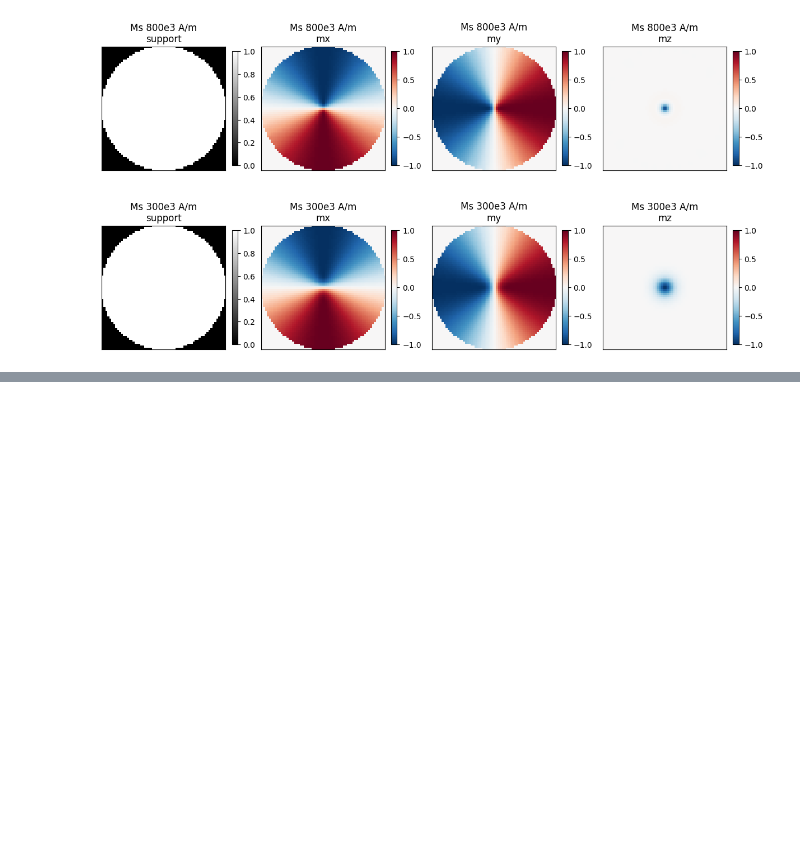
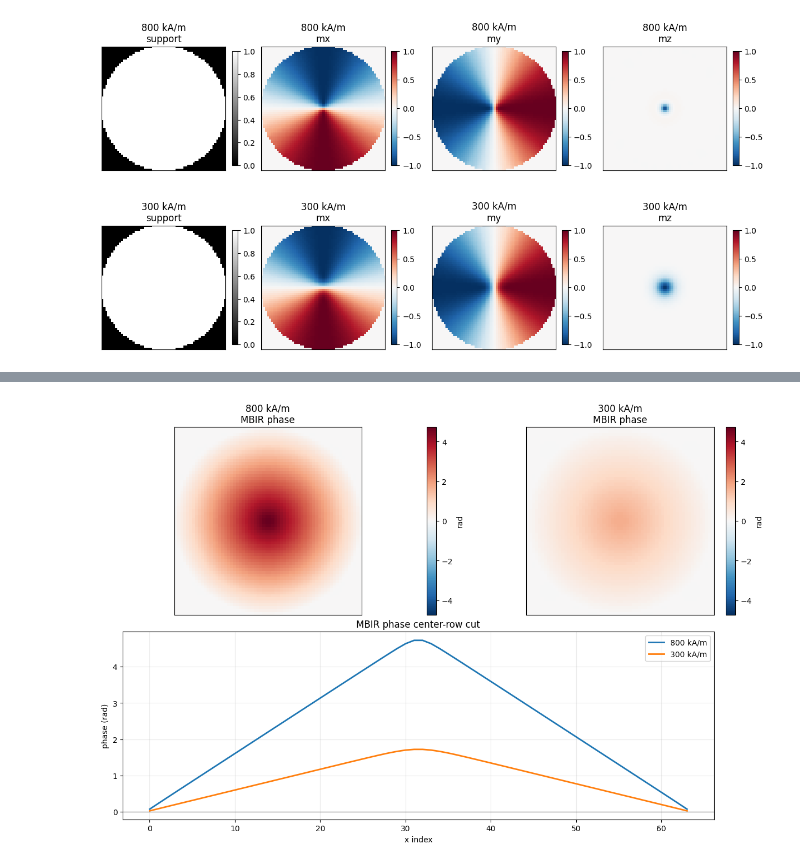
Before and after one commit to LiberTEM/LiberTEM-holo, a Jupyter notebook: notebooks/MBIR/neuralmag_vortex_fit.ipynb, the cells around one changed output, grey strips where cells are left out. Drawn from its saved outputs; the diff is of its cells as text; code cells hidden in the pictures; blank space fills up the shorter version.

```diff
--- a/notebooks/MBIR/neuralmag_vortex_fit.ipynb
+++ b/notebooks/MBIR/neuralmag_vortex_fit.ipynb
@@ -288,31 +276,50 @@ done
 # %%
-n_cases = len(results)
-fig, axs = plt.subplots(n_cases, 4, figsize=(12, 3.2 * n_cases), constrained_layout=True)
-if n_cases == 1:
-    axs = np.asarray([axs])
+fig, axs = plt.subplots(len(results), 4, figsize=(12, 3.2 * len(results)), constrained_layout=True)
+axs = np.atleast_2d(axs)
 
-for row, (case_name, result) in enumerate(results.items()):
+for row, (label, result) in enumerate(results.items()):
     rho = result["rho"]
     m = result["m"]
     mid = rho.shape[2] // 2
     panels = [
         (rho[:, :, mid].T, "support", "gray", 0.0, 1.0),
         (m[:, :, mid, 0].T, "mx", "RdBu_r", -1.0, 1.0),
         (m[:, :, mid, 1].T, "my", "RdBu_r", -1.0, 1.0),
         (m[:, :, mid, 2].T, "mz", "RdBu_r", -1.0, 1.0),
     ]
     for col, (image, title, cmap, vmin, vmax) in enumerate(panels):
         im = axs[row, col].imshow(image, cmap=cmap, vmin=vmin, vmax=vmax)
-        axs[row, col].set_title(f"{case_name}\n{title}")
+        axs[row, col].set_title(f"{label}\n{title}")
         axs[row, col].set_xticks([])
         axs[row, col].set_yticks([])
         plt.colorbar(im, ax=axs[row, col], fraction=0.046)
+
 plt.show()
 
-for case_name, result in results.items():
-    print(
-        f"{case_name}: Ms = {result['Ms_A_per_m']:.3g} A/m | "
-        f"elapsed = {result['elapsed_s']:.2f} s | mean m = {result['mean_m']}"
-    )
+phase_lim = max(max(abs(float(r["phase_yx"].min())), abs(float(r["phase_yx"].max()))) for r in results.values())
+phase_lim = max(phase_lim, 1e-12)
+fig = plt.figure(figsize=(12, 8), constrained_layout=True)
+gs = fig.add_gridspec(2, len(results))
+
+for col, (label, result) in enumerate(results.items()):
+    ax = fig.add_subplot(gs[0, col])
+    im = ax.imshow(result["phase_yx"], cmap="RdBu_r", vmin=-phase_lim, vmax=phase_lim)
+    ax.set_title(f"{label}\nMBIR phase")
+    ax.set_xticks([])
+    ax.set_yticks([])
+    plt.colorbar(im, ax=ax, fraction=0.046, label="rad")
+
+ax = fig.add_subplot(gs[1, :])
+x_index = np.arange(shape_xyz[0])
+for label, result in results.items():
+    phase = result["phase_yx"]
+    ax.plot(x_index, phase[phase.shape[0] // 2], linewidth=2.0, label=label)
+ax.axhline(0.0, color="k", linewidth=1.0, alpha=0.35)
+ax.set_title("MBIR phase center-row cut")
+ax.set_xlabel("x index")
+ax.set_ylabel("phase (rad)")
+ax.grid(True, alpha=0.25)
+ax.legend()
+plt.show()
 # %% [output]
-[figure, old version]
+[figure, new version]
@@ -320,0 +326 @@ Ms 300e3 A/m: Ms = 3e+05 A/m | elapsed = 16.60 s | mean m = [-0.       0.      -
+[figure, added]
```
Also changed, not shown: parts of 19 cells of this notebook, 27 other files.
